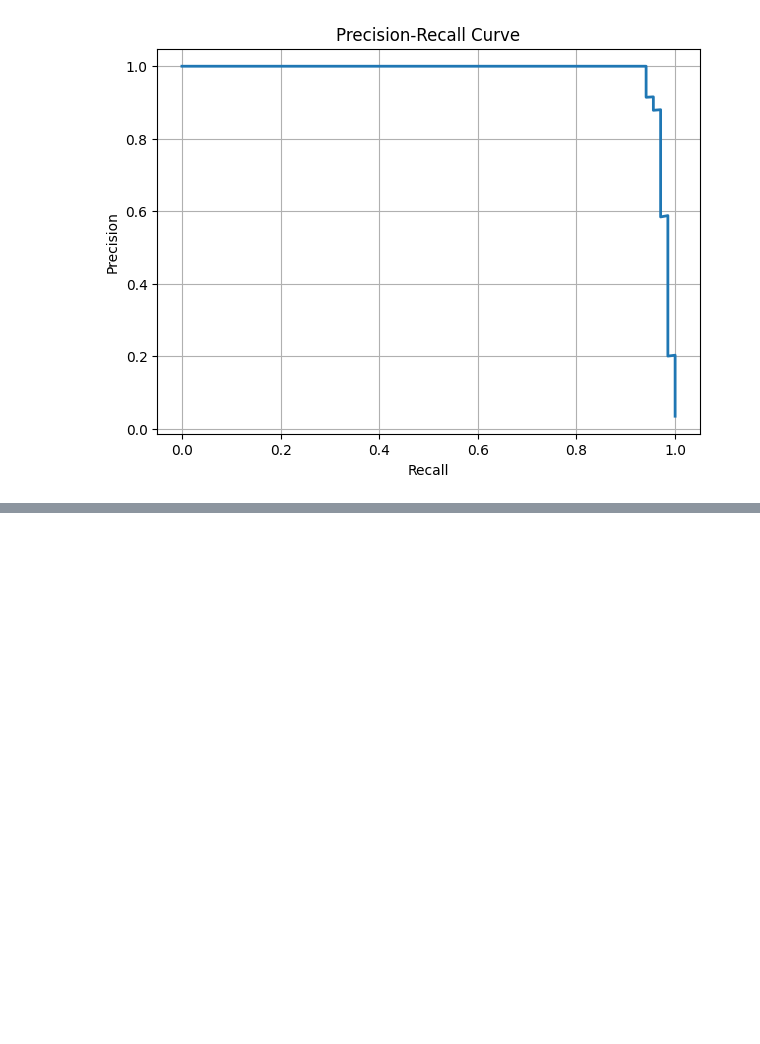
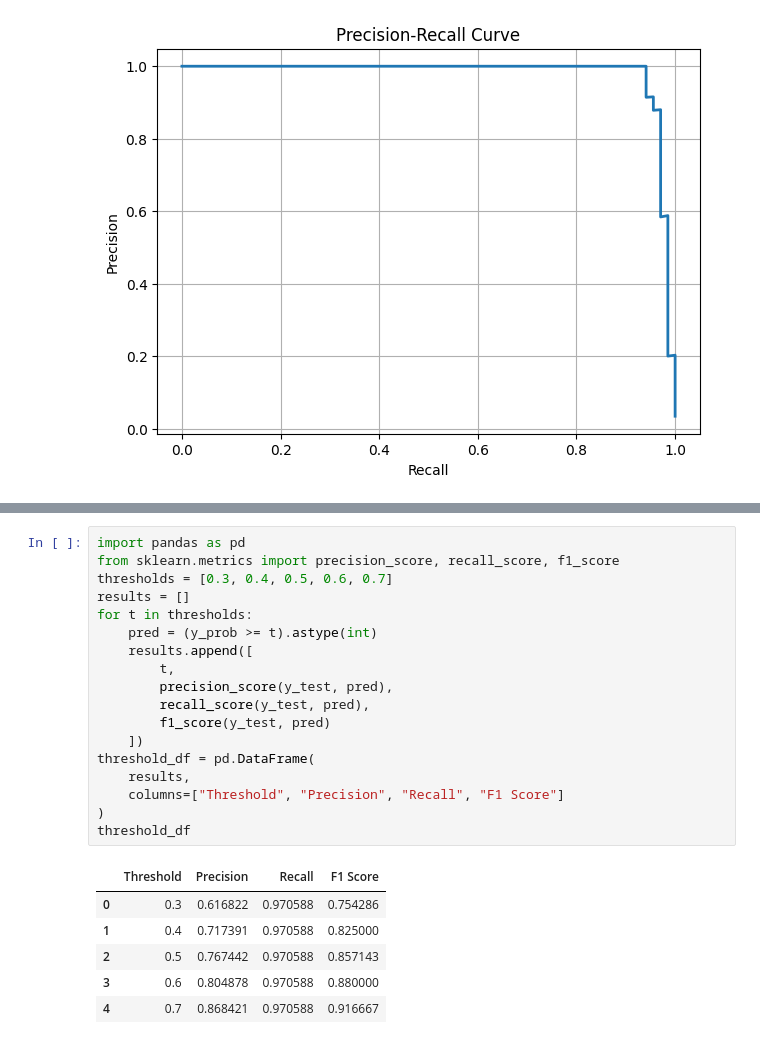
Before and after one commit to durgaanilcodes/predictive-maintenance, a Jupyter notebook: notebooks/predictive_maintenance_model_week4_pynb.ipynb, the cells around one changed output, grey strips where cells are left out. Cells and saved outputs as stored; diff of their text form; blank space fills up the shorter version.

```diff
--- a/notebooks/predictive_maintenance_model_week4_pynb.ipynb
+++ b/notebooks/predictive_maintenance_model_week4_pynb.ipynb
@@ -675,0 +686,25 @@ plt.show()
+# %%
+import pandas as pd
+from sklearn.metrics import precision_score, recall_score, f1_score
+thresholds = [0.3, 0.4, 0.5, 0.6, 0.7]
+results = []
+for t in thresholds:
+    pred = (y_prob >= t).astype(int)
+    results.append([
+        t,
+        precision_score(y_test, pred),
+        recall_score(y_test, pred),
+        f1_score(y_test, pred)
+    ])
+threshold_df = pd.DataFrame(
+    results,
+    columns=["Threshold", "Precision", "Recall", "F1 Score"]
+)
+threshold_df
+# %% [output]
+|  | Threshold | Precision | Recall | F1 Score |
+| 0 | 0.3 | 0.616822 | 0.970588 | 0.754286 |
+| 1 | 0.4 | 0.717391 | 0.970588 | 0.825000 |
+| 2 | 0.5 | 0.767442 | 0.970588 | 0.857143 |
+| 3 | 0.6 | 0.804878 | 0.970588 | 0.880000 |
+| 4 | 0.7 | 0.868421 | 0.970588 | 0.916667 |
```
Also changed, not shown: parts of 2 cells of this notebook.
